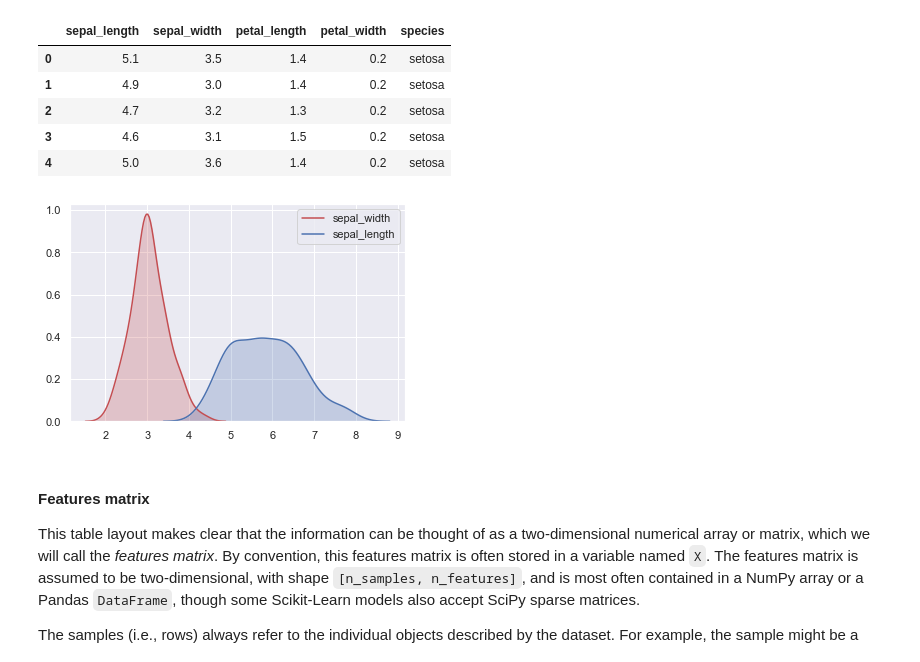
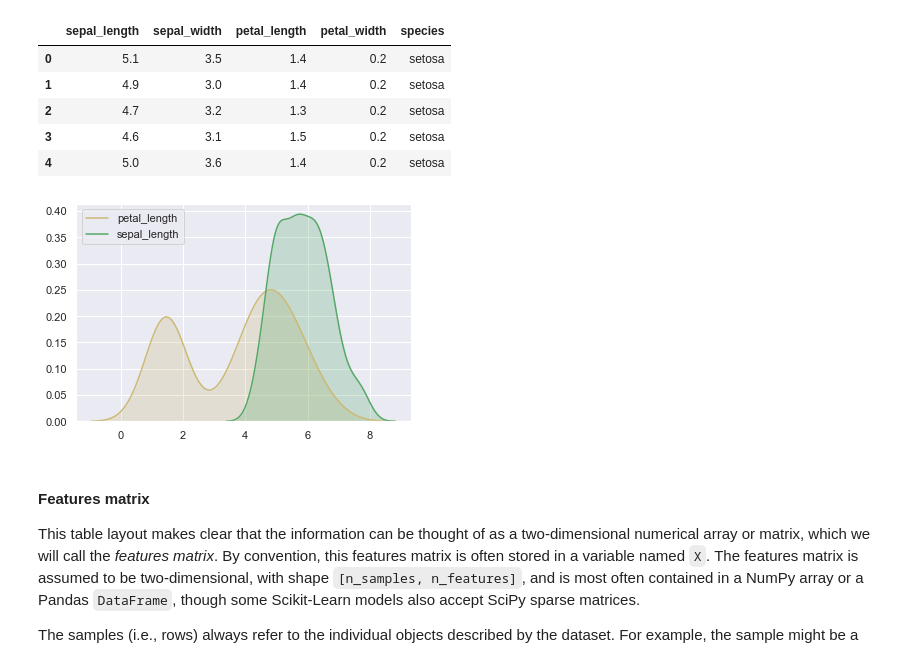
Before and after one commit to amit1rrr/PythonDataScienceHandbook, a Jupyter notebook: nb2/05.02-V2-Introducing-Scikit-Learn.ipynb, the cells around one changed output. Drawn from its saved outputs; the diff is of its cells as text; code cells hidden in the pictures.

Commit message:
Changed plot

```diff
--- a/nb2/05.02-V2-Introducing-Scikit-Learn.ipynb
+++ b/nb2/05.02-V2-Introducing-Scikit-Learn.ipynb
@@ -44,16 +44,17 @@ iris.head()
 # %%
 import seaborn as sns
 import matplotlib.pyplot as plt
 
+# set a grey background
 sns.set(style='darkgrid')
 df = sns.load_dataset('iris')
 
-fig = sns.kdeplot(df['sepal_width'], shade=True, color="r")
-fig = sns.kdeplot(df['sepal_length'], shade=True, color="b")
+fig = sns.kdeplot(df['petal_length'], shade=True, color="y")
+fig = sns.kdeplot(df['sepal_length'], shade=True, color="g")
 
 plt.show()
 # %% [output]
-[figure, old version]
+[figure, new version]
 # %% [markdown]
 #### Features matrix
 
```
